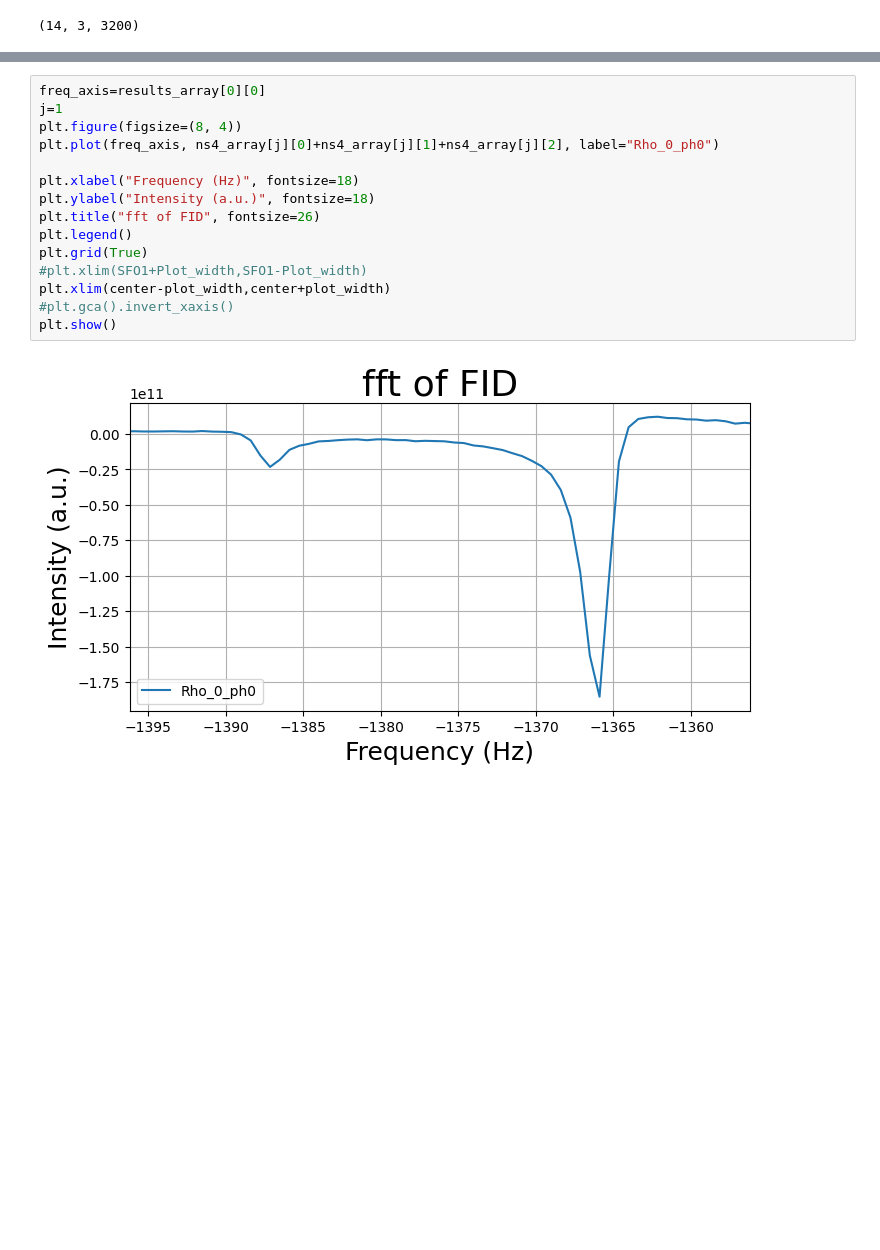
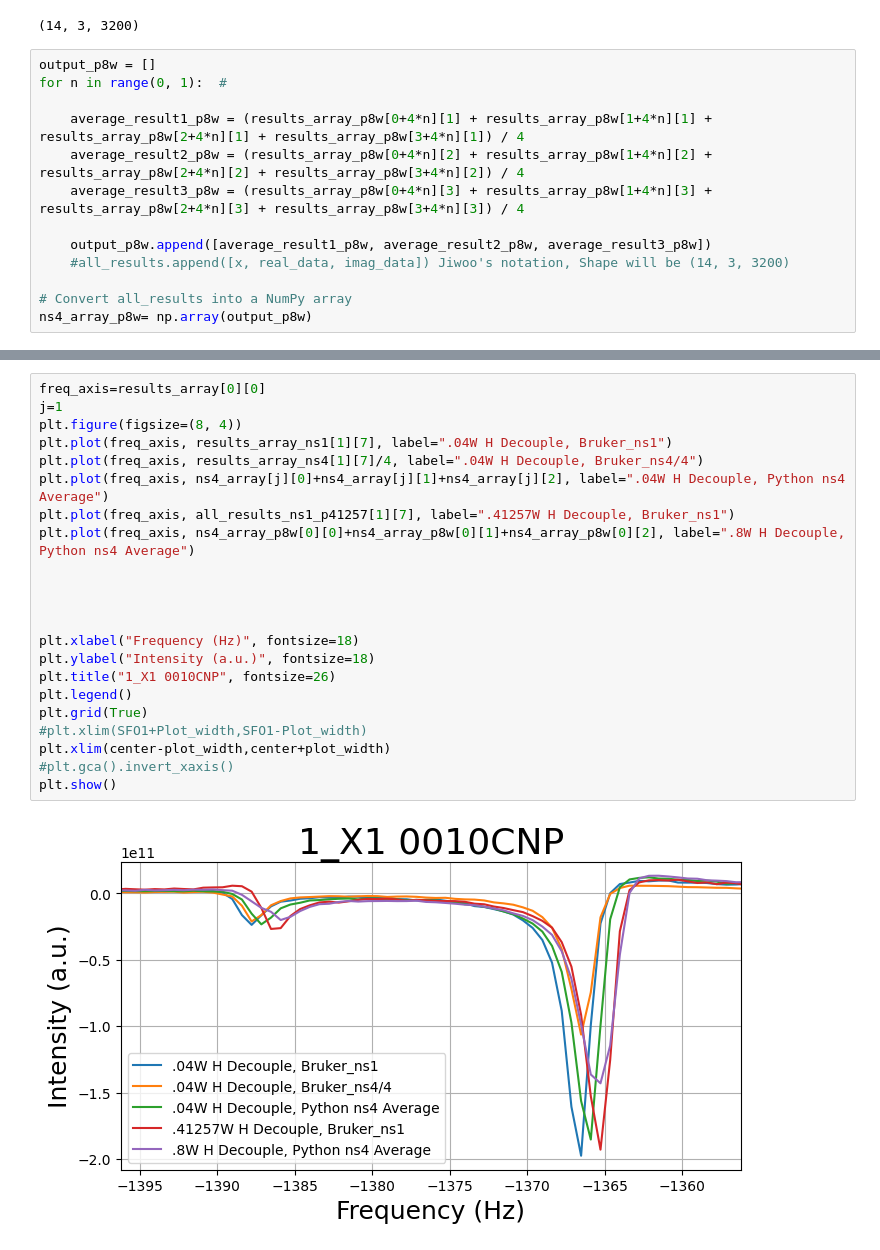
Before and after one commit to donnydavino1/Quantum_Brain, a Jupyter notebook: MIT_Data/2024_12_23-24/Large_ns4/Plot_Phase.ipynb, the cells around one changed output, grey strips where cells are left out. Drawn from its saved outputs; the diff is of its cells as text; blank space fills up the shorter version.

```diff
--- a/MIT_Data/2024_12_23-24/Large_ns4/Plot_Phase.ipynb
+++ b/MIT_Data/2024_12_23-24/Large_ns4/Plot_Phase.ipynb
@@ -294,3 +340,16 @@ ns4_array= np.array(output)
 ns4_array.shape
 # %% [output]
 (14, 3, 3200)
+# %%
+output_p8w = []
+for n in range(0, 1):  #
+
+    average_result1_p8w = (results_array_p8w[0+4*n][1] + results_array_p8w[1+4*n][1] + results_array_p8w[2+4*n][1] + results_array_p8w[3+4*n][1]) / 4
+    average_result2_p8w = (results_array_p8w[0+4*n][2] + results_array_p8w[1+4*n][2] + results_array_p8w[2+4*n][2] + results_array_p8w[3+4*n][2]) / 4
+    average_result3_p8w = (results_array_p8w[0+4*n][3] + results_array_p8w[1+4*n][3] + results_array_p8w[2+4*n][3] + results_array_p8w[3+4*n][3]) / 4
+
+    output_p8w.append([average_result1_p8w, average_result2_p8w, average_result3_p8w])
+    #all_results.append([x, real_data, imag_data]) Jiwoo's notation, Shape will be (14, 3, 3200)
+
+# Convert all_results into a NumPy array
+ns4_array_p8w= np.array(output_p8w)
@@ -297,17 +360,24 @@ ns4_array.shape
 # %%
 freq_axis=results_array[0][0]
 j=1
 plt.figure(figsize=(8, 4))
-plt.plot(freq_axis, ns4_array[j][0]+ns4_array[j][1]+ns4_array[j][2], label="Rho_0_ph0")
+plt.plot(freq_axis, results_array_ns1[1][7], label=".04W H Decouple, Bruker_ns1")
+plt.plot(freq_axis, results_array_ns4[1][7]/4, label=".04W H Decouple, Bruker_ns4/4")
+plt.plot(freq_axis, ns4_array[j][0]+ns4_array[j][1]+ns4_array[j][2], label=".04W H Decouple, Python ns4 Average")
+plt.plot(freq_axis, all_results_ns1_p41257[1][7], label=".41257W H Decouple, Bruker_ns1")
+plt.plot(freq_axis, ns4_array_p8w[0][0]+ns4_array_p8w[0][1]+ns4_array_p8w[0][2], label=".8W H Decouple, Python ns4 Average")
+
+
+
 
 plt.xlabel("Frequency (Hz)", fontsize=18)
 plt.ylabel("Intensity (a.u.)", fontsize=18)
-plt.title("fft of FID", fontsize=26)
+plt.title("1_X1 0010CNP", fontsize=26)
 plt.legend()
 plt.grid(True)
 #plt.xlim(SFO1+Plot_width,SFO1-Plot_width)
 plt.xlim(center-plot_width,center+plot_width)
 #plt.gca().invert_xaxis()
 plt.show()
 # %% [output]
-[figure, old version]
+[figure, new version]
```
Also changed, not shown: parts of 6 cells of this notebook, 21 other files.
